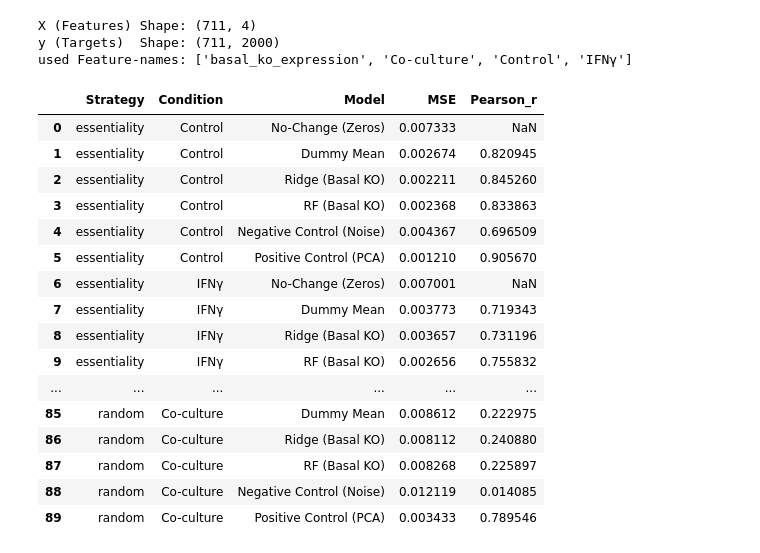
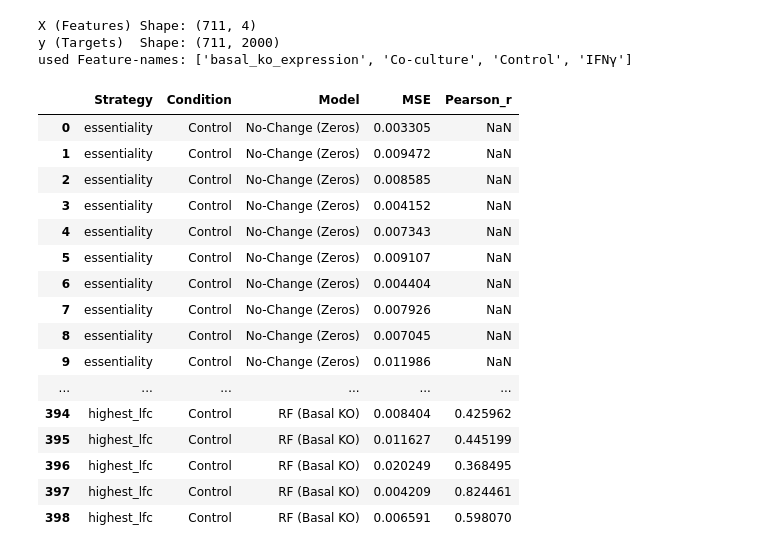
Before and after one commit to tf-kuehn/ml_omics, a Jupyter notebook: task_3_ae.ipynb, the cells around one changed output. Cells and saved outputs as stored; diff of their text form; code cells hidden in the pictures.

Commit message:
added uncertainty

```diff
--- a/task_3_ae.ipynb
+++ b/task_3_ae.ipynb
@@ -81,7 +81,7 @@ all_results = []
 conditions = ['Control', 'IFNγ', 'Co-culture']
 
 for strategy_name, selected_50 in adata_lfc.uns['subsets'].items():
-    # filter for 50 genes and split 40/10
+    # Filter on 50 genes and 40/10 Split
     adata_50 = adata_lfc[adata_lfc.obs['perturbation'].isin(selected_50)].copy()
 
     np.random.seed(42)
@@ -110,74 +110,65 @@ for strategy_name, selected_50 in adata_lfc.uns['subsets'].items():
     dummy.fit(X_train, y_train)
     predictions['Dummy Mean'] = dummy.predict(X_test)
 
-    ## fit models
+    ## Fit Models
     # Ridge Regression
     ridge = Ridge(alpha=1.0)
     ridge.fit(X_train, y_train)
     predictions['Ridge (Basal KO)'] = ridge.predict(X_test)
 
     # Random Forest
     rf = RandomForestRegressor(n_estimators=100, max_depth=5, random_state=42)
     rf.fit(X_train, y_train)
     predictions['RF (Basal KO)'] = rf.predict(X_test)
 
-    ##Controls
+    ## Controls
     # Negative Control: Gaussian Noise
     ridge_rand = Ridge(alpha=1.0)
     ridge_rand.fit(X_rand_train, y_train)
     predictions['Negative Control (Noise)'] = ridge_rand.predict(X_rand_test)
 
     # Positive Control: Idealized Target PCA
     ridge_ideal = Ridge(alpha=1.0)
     ridge_ideal.fit(X_ideal_train, y_train)
     predictions['Positive Control (PCA)'] = ridge_ideal.predict(X_ideal_test)
 
-    # metrices
+    # metric and Uncertainty Quantification via Bootstrapping
     for cond in conditions:
         cond_mask = (obs_test['condition'] == cond).values
         y_true_cond = y_test[cond_mask]
 
+
         for model_name, y_pred in predictions.items():
             y_pred_cond = y_pred[cond_mask]
 
-            # MSE
-            mse = mean_squared_error(y_true_cond, y_pred_cond)
+            for i in range(len(y_true_cond)):
+                s_mse = mean_squared_error(y_true_cond[i], y_pred_cond[i])
+                s_r = pearsonr(y_true_cond[i], y_pred_cond[i])[0] if np.std(y_pred_cond[i]) > 1e-8 else np.nan
 
-            # Pearson r
-            corrs = []
-            for i in range(len(y_true_cond)):
-                if np.std(y_pred_cond[i]) > 1e-8 and np.std(y_true_cond[i]) > 1e-8:
-                    r, _ = pearsonr(y_true_cond[i], y_pred_cond[i])
-                    corrs.append(r)
-                else:
-                    corrs.append(np.nan)
+                all_results.append({'Strategy': strategy_name,
+                    'Condition': cond,
+                    'Model': model_name,
+                    'MSE': s_mse,
+                    'Pearson_r': s_r})
 
-            all_results.append({
-                'Strategy': strategy_name,
-                'Condition': cond,
-                'Model': model_name,
-                'MSE': mse,
-                'Pearson_r': np.nanmean(corrs)
-            })
 
 df_all_results = pd.DataFrame(all_results)
-with pd.option_context('display.max_rows', None, 'display.max_columns', None):
-    display(df_all_results)
+print(df_all_results)
 # %% [output]
 |  | Strategy | Condition | Model | MSE | Pearson_r |
-| 0 | essentiality | Control | No-Change (Zeros) | 0.007333 | NaN |
-| 1 | essentiality | Control | Dummy Mean | 0.002674 | 0.820945 |
-| 2 | essentiality | Control | Ridge (Basal KO) | 0.002211 | 0.845260 |
-| 3 | essentiality | Control | RF (Basal KO) | 0.002368 | 0.833863 |
-| 4 | essentiality | Control | Negative Control (Noise) | 0.004367 | 0.696509 |
-| 5 | essentiality | Control | Positive Control (PCA) | 0.001210 | 0.905670 |
-| 6 | essentiality | IFNγ | No-Change (Zeros) | 0.007001 | NaN |
-| 7 | essentiality | IFNγ | Dummy Mean | 0.003773 | 0.719343 |
-| 8 | essentiality | IFNγ | Ridge (Basal KO) | 0.003657 | 0.731196 |
-| 9 | essentiality | IFNγ | RF (Basal KO) | 0.002656 | 0.755832 |
+| 0 | essentiality | Control | No-Change (Zeros) | 0.003305 | NaN |
+| 1 | essentiality | Control | No-Change (Zeros) | 0.009472 | NaN |
+| 2 | essentiality | Control | No-Change (Zeros) | 0.008585 | NaN |
+| 3 | essentiality | Control | No-Change (Zeros) | 0.004152 | NaN |
+| 4 | essentiality | Control | No-Change (Zeros) | 0.007343 | NaN |
+| 5 | essentiality | Control | No-Change (Zeros) | 0.009107 | NaN |
+| 6 | essentiality | Control | No-Change (Zeros) | 0.004404 | NaN |
+| 7 | essentiality | Control | No-Change (Zeros) | 0.007926 | NaN |
+| 8 | essentiality | Control | No-Change (Zeros) | 0.007045 | NaN |
+| 9 | essentiality | Control | No-Change (Zeros) | 0.011986 | NaN |
 | ... | ... | ... | ... | ... | ... |
-| 85 | random | Co-culture | Dummy Mean | 0.008612 | 0.222975 |
-| 86 | random | Co-culture | Ridge (Basal KO) | 0.008112 | 0.240880 |
-| 87 | random | Co-culture | RF (Basal KO) | 0.008268 | 0.225897 |
-| 88 | random | Co-culture | Negative Control (Noise) | 0.012119 | 0.014085 |
-| 89 | random | Co-culture | Positive Control (PCA) | 0.003433 | 0.789546 |
+| 394 | highest_lfc | Control | RF (Basal KO) | 0.008404 | 0.425962 |
+| 395 | highest_lfc | Control | RF (Basal KO) | 0.011627 | 0.445199 |
+| 396 | highest_lfc | Control | RF (Basal KO) | 0.020249 | 0.368495 |
+| 397 | highest_lfc | Control | RF (Basal KO) | 0.004209 | 0.824461 |
+| 398 | highest_lfc | Control | RF (Basal KO) | 0.006591 | 0.598070 |
```
Also changed, not shown: parts of 2 cells of this notebook.
